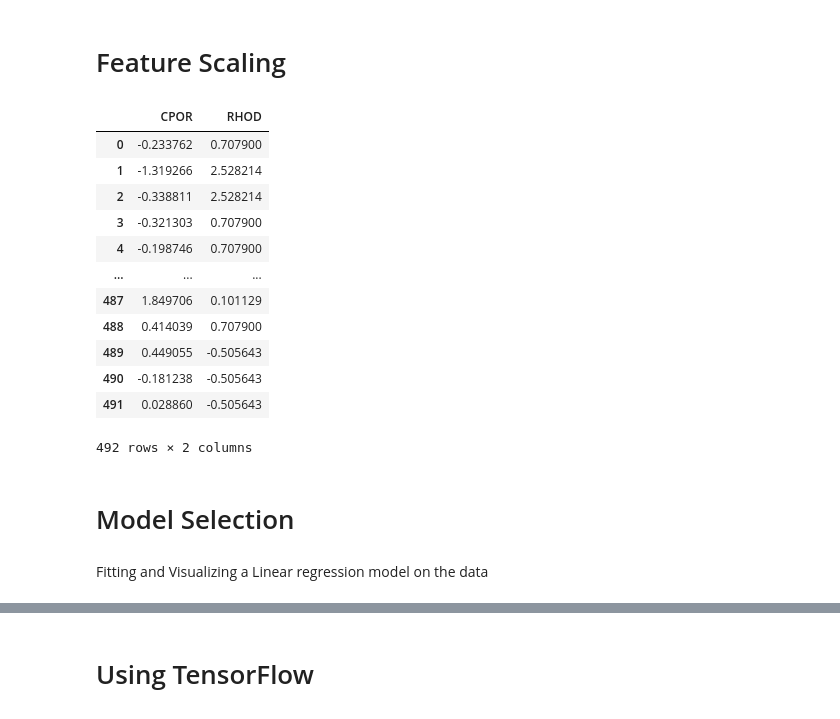
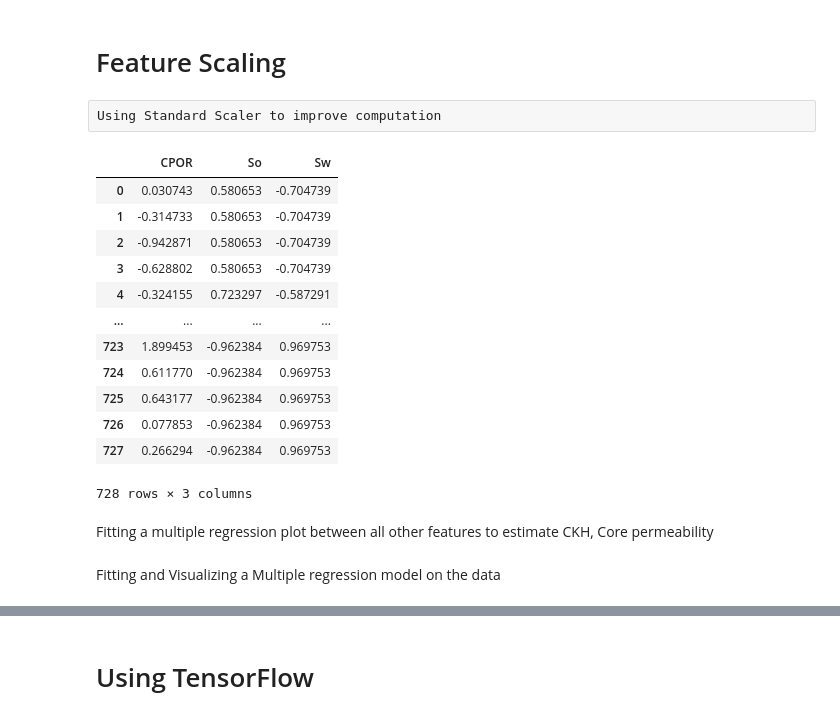
Before and after one commit to Omo-Mushin/Neural-Network-For-Permeabilty-Estimation, a Jupyter notebook: EvansModel.ipynb, the cells around one changed output, grey strips where cells are left out. Saved outputs shown, nothing was run; the diff lists cells and outputs as text; code cells hidden in the pictures.

```diff
--- a/EvansModel.ipynb
+++ b/EvansModel.ipynb
@@ -41,0 +248,4 @@ core_data.head()
+# %%
+# Dropping the RHOD and GRAIN_RHO columns since it is fairly costant and doesnt offer much variabilty.
+
+core_data = core_data.drop(['GRAIN_RHO', 'RHOD'], axis=1)
@@ -41,0 +276,7 @@ core_data.head()
+# %%
+from sklearn.impute import KNNImputer
+
+imputer = KNNImputer(n_neighbors=5)  # You can adjust the number of neighbors as needed
+core_data_imputed = pd.DataFrame(imputer.fit_transform(core_data), columns=core_data.columns)
+
+core_data_imputed
@@ -280,14 +444,6 @@ plt.show()
 # %%
- for feature in core_data.columns.values:
-    Q1 = core_data[feature].quantile(0.25)
+core_data = core_data.set_index("Depth", drop= True)
 
-    Q3 = core_data[feature].quantile(0.75)
 
-    IQR = Q3- Q1
-
-    step = 1.5 * IQR
-
-    outliers = core_data[(core_data[feature] < Q1 - step) | (core_data[feature] > Q3 + step)]
-display(outliers)
-good_data = core_data.drop(outliers.index)
+core_data
 # %% [output]
@@ -323,47 +464,45 @@ good_data
-# %%
-core_data = good_data
 # %% [markdown]
 # Feature Scaling
+# %% [raw]
+Using Standard Scaler to improve computation
 # %%
-import pandas as pd
-import matplotlib.pyplot as plt
+
 from sklearn.model_selection import train_test_split
 from sklearn.linear_model import LinearRegression
 from sklearn.metrics import mean_squared_error, r2_score
-from sklearn.preprocessing import StandardScaler
-
-
-df = pd.DataFrame(core_data)
-
+from sklearn.preprocessing import StandardScaler, MinMaxScaler
 
 scale = StandardScaler()
 
-X = df[['CPOR',  'RHOD']]
-y = df['CKH']
+X = core_data.drop('CKH', axis=1)
+y = core_data['CKH']
 
 X_scaled = scale.fit_transform(X)
+X_scaled = pd.DataFrame(X_scaled)
+X_scaled.columns = X.columns.values
 
-X = pd.DataFrame(X_scaled)
-X.columns = ['CPOR', "RHOD"]
+X = X_scaled
+# X = pd.DataFrame(X_scaled)
+# X.columns = ['CPOR', "RHOD"]
 X
 # %% [output]
-|  | CPOR | RHOD |
-| 0 | -0.233762 | 0.707900 |
-| 1 | -1.319266 | 2.528214 |
-| 2 | -0.338811 | 2.528214 |
-| 3 | -0.321303 | 0.707900 |
-| 4 | -0.198746 | 0.707900 |
-| ... | ... | ... |
-| 487 | 1.849706 | 0.101129 |
-| 488 | 0.414039 | 0.707900 |
-| 489 | 0.449055 | -0.505643 |
-| 490 | -0.181238 | -0.505643 |
-| 491 | 0.028860 | -0.505643 |
+|  | CPOR | So | Sw |
+| 0 | 0.030743 | 0.580653 | -0.704739 |
+| 1 | -0.314733 | 0.580653 | -0.704739 |
+| 2 | -0.942871 | 0.580653 | -0.704739 |
+| 3 | -0.628802 | 0.580653 | -0.704739 |
+| 4 | -0.324155 | 0.723297 | -0.587291 |
+| ... | ... | ... | ... |
+| 723 | 1.899453 | -0.962384 | 0.969753 |
+| 724 | 0.611770 | -0.962384 | 0.969753 |
+| 725 | 0.643177 | -0.962384 | 0.969753 |
+| 726 | 0.077853 | -0.962384 | 0.969753 |
+| 727 | 0.266294 | -0.962384 | 0.969753 |
-492 rows × 2 columns
+728 rows × 3 columns
 # %% [markdown]
-# Model Selection
+Fitting a multiple regression plot between all other features to estimate CKH, Core permeability
 # %% [markdown]
-Fitting and Visualizing a Linear regression model on the data
+Fitting and Visualizing a Multiple regression model on the data
 # %%
 X_train, X_test, y_train, y_test = train_test_split(X, y, test_size=0.2, random_state=42)
 
```
Also changed, not shown: parts of 80 cells of this notebook.
